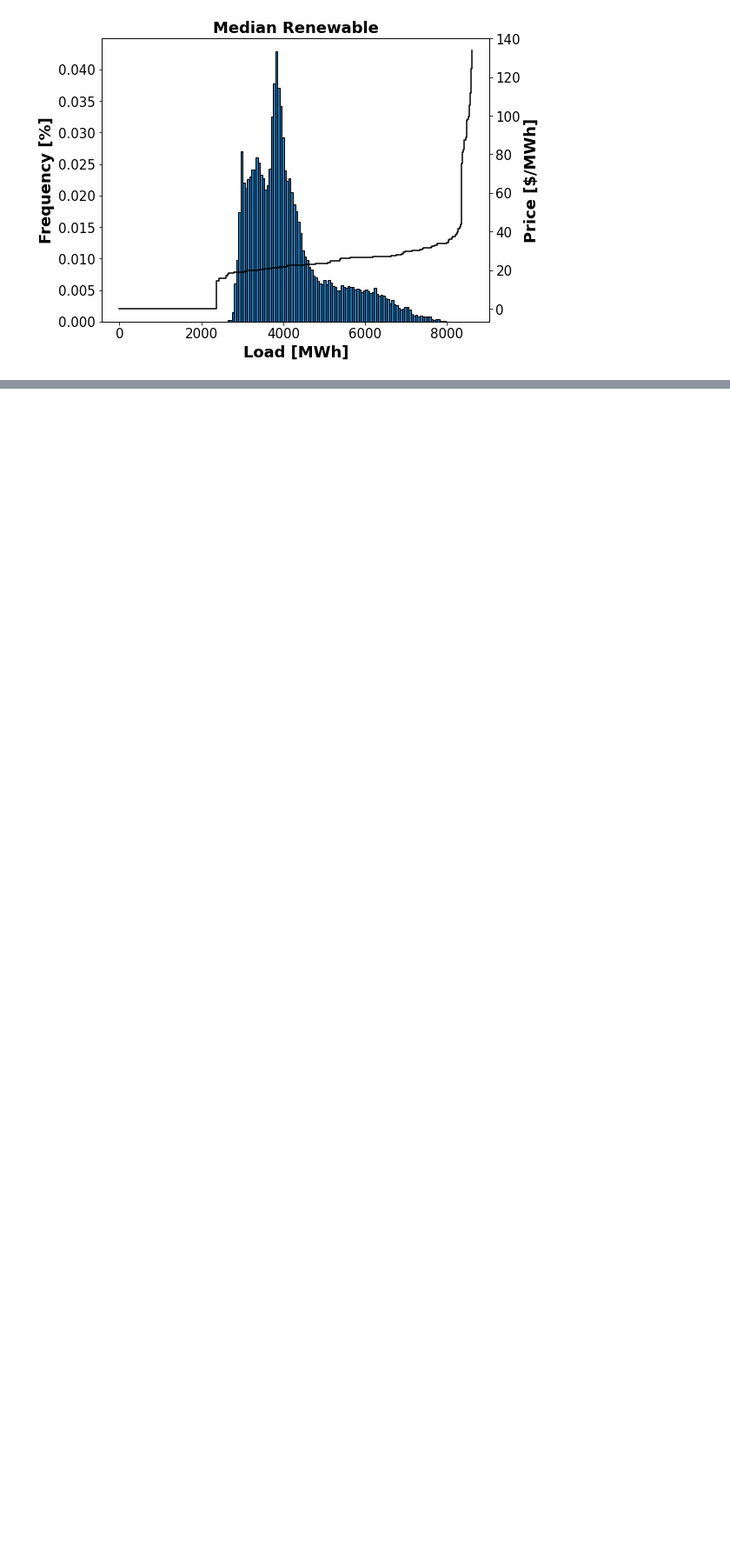
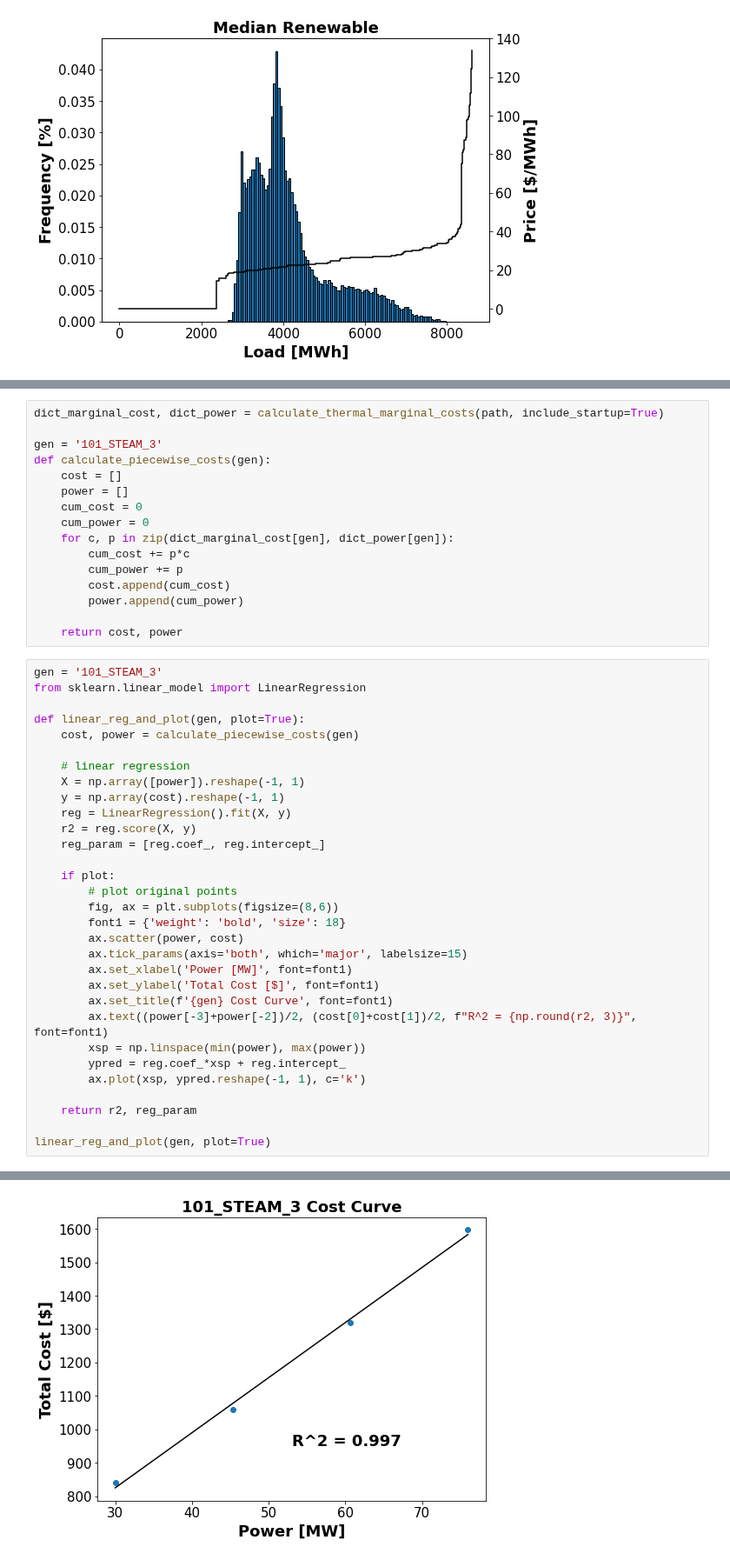
Before and after one commit to Xinhe-Chen/dispatches, a Jupyter notebook: dispatches/improved_pt/result_analysis/Make_marginal_price_plots.ipynb, the cells around one changed output, grey strips where cells are left out. Shown at 87% size. Cells and saved outputs as stored; diff of their text form; blank space fills up the shorter version.

```diff
--- a/dispatches/improved_pt/result_analysis/Make_marginal_price_plots.ipynb
+++ b/dispatches/improved_pt/result_analysis/Make_marginal_price_plots.ipynb
@@ -225,0 +287,48 @@ plt.show()
+# %%
+dict_marginal_cost, dict_power = calculate_thermal_marginal_costs(path, include_startup=True)
+
+gen = '101_STEAM_3'
+def calculate_piecewise_costs(gen):
+    cost = []
+    power = []
+    cum_cost = 0
+    cum_power = 0
+    for c, p in zip(dict_marginal_cost[gen], dict_power[gen]):
+        cum_cost += p*c
+        cum_power += p
+        cost.append(cum_cost)
+        power.append(cum_power)
+
+    return cost, power
+# %%
+gen = '101_STEAM_3'
+from sklearn.linear_model import LinearRegression
+
+def linear_reg_and_plot(gen, plot=True):
+    cost, power = calculate_piecewise_costs(gen)
+
+    # linear regression
+    X = np.array([power]).reshape(-1, 1)
+    y = np.array(cost).reshape(-1, 1)
+    reg = LinearRegression().fit(X, y)
+    r2 = reg.score(X, y)
+    reg_param = [reg.coef_, reg.intercept_]
+
+    if plot:
+        # plot original points
+        fig, ax = plt.subplots(figsize=(8,6))
+        font1 = {'weight': 'bold', 'size': 18}
+        ax.scatter(power, cost)
+        ax.tick_params(axis='both', which='major', labelsize=15)
+        ax.set_xlabel('Power [MW]', font=font1)
+        ax.set_ylabel('Total Cost [$]', font=font1)
+        ax.set_title(f'{gen} Cost Curve', font=font1)
+        ax.text((power[-3]+power[-2])/2, (cost[0]+cost[1])/2, f"R^2 = {np.round(r2, 3)}", font=font1)
+        xsp = np.linspace(min(power), max(power))
+        ypred = reg.coef_*xsp + reg.intercept_
+        ax.plot(xsp, ypred.reshape(-1, 1), c='k')
+
+    return r2, reg_param
+
+linear_reg_and_plot(gen, plot=True)
+# %% [output]
@@ -225,0 +336 @@ plt.show()
+[figure, added]
```
Also changed, not shown: parts of 12 cells of this notebook, 1 other file.
